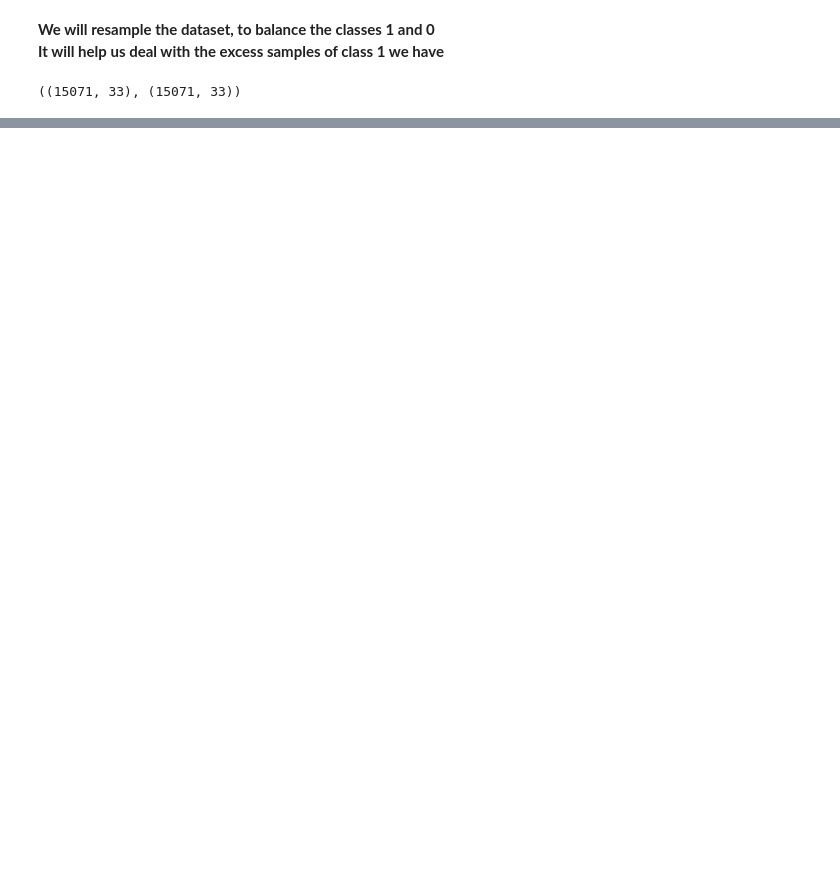
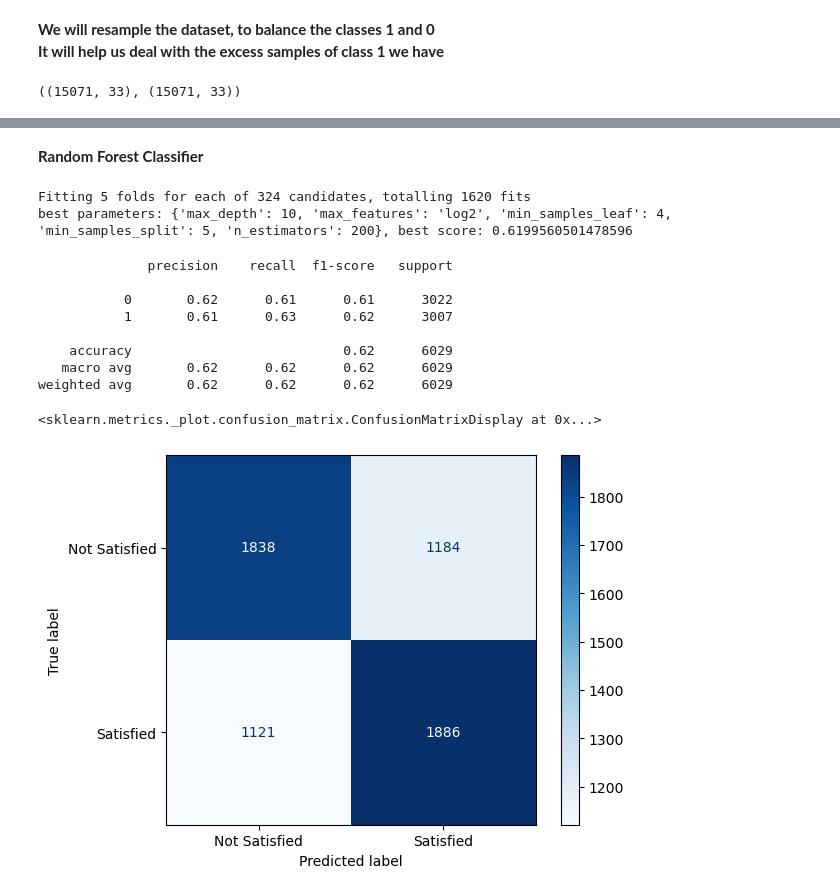
Before and after one commit to Danny-Dalo/Customer-Support-Data, a Jupyter notebook: model_build.ipynb, the cells around one changed output, grey strips where cells are left out. Cells and saved outputs as stored; diff of their text form; code cells hidden in the pictures; blank space fills up the shorter version.

```diff
--- a/model_build.ipynb
+++ b/model_build.ipynb
@@ -154,0 +211,41 @@ weighted avg       0.62      0.62      0.62      6029
+# %% [markdown]
+__Random Forest Classifier__
+# %%
+model_balanced = RandomForestClassifier()
+
+grid_search = GridSearchCV(estimator=model_balanced, param_grid={
+    'n_estimators': [100, 200, 300],
+    'max_depth': [None, 10, 20, 30],
+    'min_samples_split': [2, 5, 10],
+    'min_samples_leaf': [1, 2, 4],
+    'max_features': ['auto', 'sqrt', 'log2']
+    },
+    cv=5, n_jobs=-1, verbose=2
+    )
+
+grid_search.fit(X_train_balanced, y_train_balanced)
+
+grid_search.predict(X_test_balanced)
+
+print(f"best parameters: {grid_search.best_params_}, best score: {grid_search.best_score_}")
+# %% [output]
+Fitting 5 folds for each of 324 candidates, totalling 1620 fits
+best parameters: {'max_depth': 10, 'max_features': 'log2', 'min_samples_leaf': 4, 'min_samples_split': 5, 'n_estimators': 200}, best score: 0.6199560501478596
+# %%
+print(classification_report(y_test_balanced, grid_search.predict(X_test_balanced)))
+
+ConfusionMatrixDisplay.from_estimator(grid_search,
+                                      X_test_balanced,
+                                      y_test_balanced,
+                                      display_labels=["Not Satisfied", "Satisfied"], cmap="Blues")
+# %% [output]
+              precision    recall  f1-score   support
+
+           0       0.62      0.61      0.61      3022
+           1       0.61      0.63      0.62      3007
+
+    accuracy                           0.62      6029
+   macro avg       0.62      0.62      0.62      6029
+weighted avg       0.62      0.62      0.62      6029
+<sklearn.metrics._plot.confusion_matrix.ConfusionMatrixDisplay at 0x...>
+[figure, added]
```
Also changed, not shown: parts of 12 cells of this notebook.
